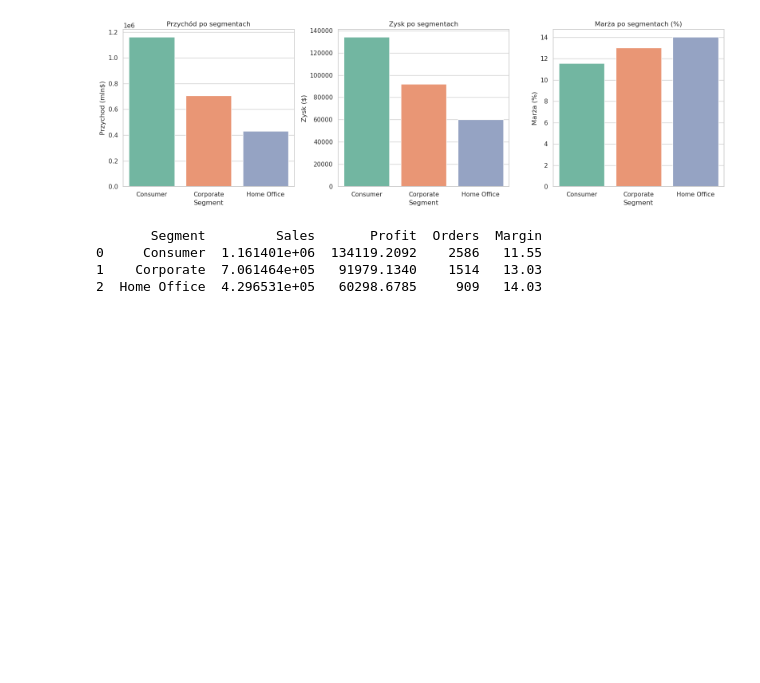
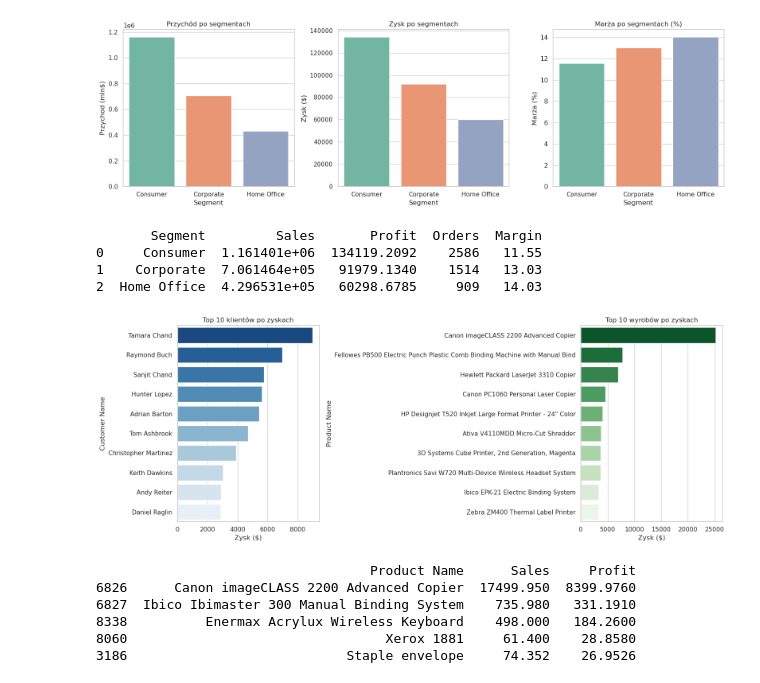
Before and after one commit to sverill/superstore-analysis, a Jupyter notebook: superstore_analysis.ipynb, the cells around one changed output. Cells and saved outputs as stored; diff of their text form; code cells hidden in the pictures; blank space fills up the shorter version.

Commit message:
EDA: top customers and products analysis

```diff
--- a/superstore_analysis.ipynb
+++ b/superstore_analysis.ipynb
@@ -302,3 +302,37 @@ print(segment_data)
 0     Consumer  1.161401e+06  134119.2092    2586   11.55
 1    Corporate  7.061464e+05   91979.1340    1514   13.03
 2  Home Office  4.296531e+05   60298.6785     909   14.03
+# %%
+fig, axes = plt.subplots(1, 2, figsize=(16, 6))
+
+#Top 10 klientów po zyskach
+top_customers = df.groupby('Customer Name')['Profit'].sum().reset_index()
+top_customers = top_customers.sort_values('Profit', ascending=False).head(10)
+
+sns.barplot(data=top_customers, x='Profit', y='Customer Name', hue='Customer Name', legend=False, palette='Blues_r', ax=axes[0])
+axes[0].set_title('Top 10 klientów po zyskach')
+axes[0].set_xlabel('Zysk ($)')
+
+#Top 10 wyrobów po zyskach
+top_products = df.groupby('Product Name')['Profit'].sum().reset_index()
+top_products = top_products.sort_values('Profit', ascending=False).head(10)
+
+sns.barplot(data=top_products, x='Profit', y='Product Name', hue='Product Name', legend=False, palette='Greens_r', ax=axes[1])
+axes[1].set_title('Top 10 wyrobów po zyskach')
+axes[1].set_xlabel('Zysk ($)')
+
+plt.tight_layout()
+plt.show()
+# %% [output]
+[figure, added]
+# %%
+#Sprawdzenie co kupował klient top1
+tamara = df[df['Customer Name'] == 'Tamara Chand']
+print(tamara[['Product Name', 'Sales', 'Profit']].sort_values('Profit', ascending=False).head(5))
+# %% [output]
+                                   Product Name      Sales     Profit
+6826      Canon imageCLASS 2200 Advanced Copier  17499.950  8399.9760
+6827  Ibico Ibimaster 300 Manual Binding System    735.980   331.1910
+8338          Enermax Acrylux Wireless Keyboard    498.000   184.2600
+8060                                 Xerox 1881     61.400    28.8580
+3186                            Staple envelope     74.352    26.9526
```
Also changed, not shown: parts of 1 cell of this notebook.
